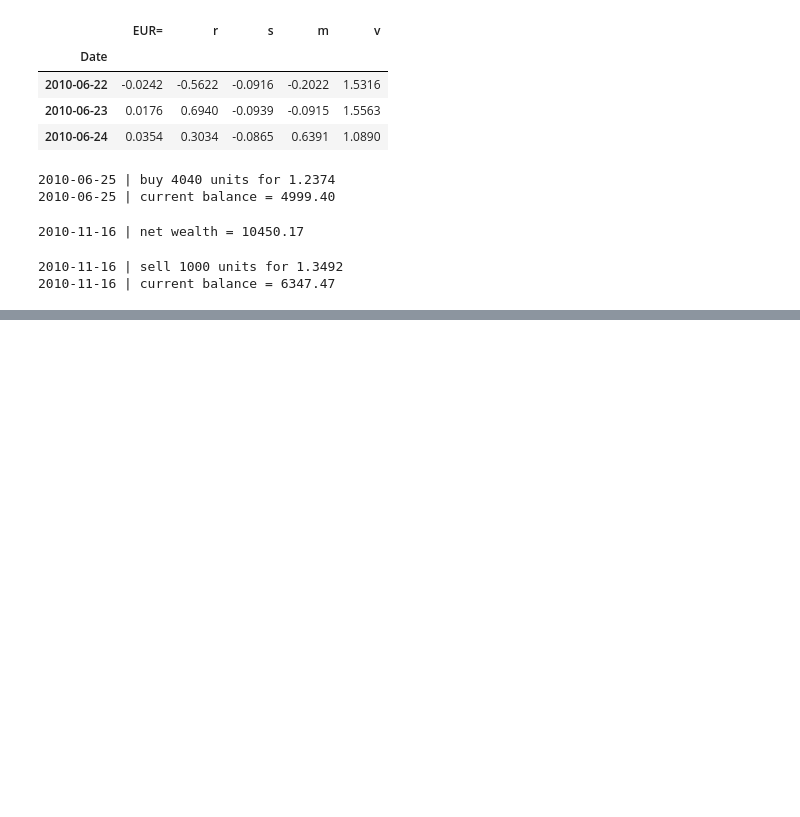
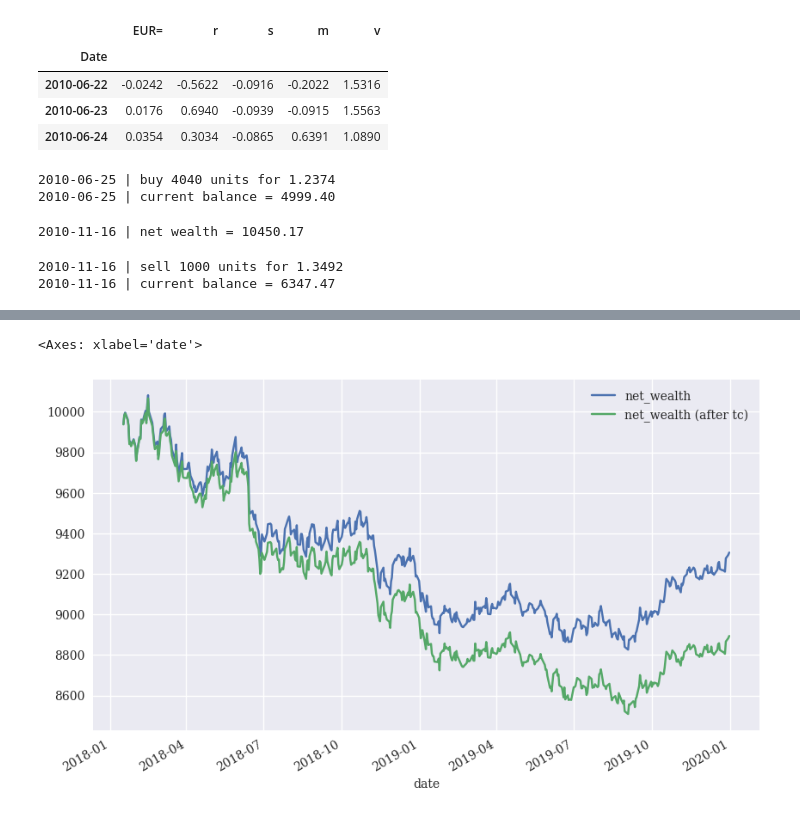
Before and after one commit to illinia/python-trading-study, a Jupyter notebook: aiif-study/code_11.ipynb, the cells around one changed output, grey strips where cells are left out. Drawn from its saved outputs; the diff is of its cells as text; code cells hidden in the pictures; blank space fills up the shorter version.

```diff
--- a/aiif-study/code_11.ipynb
+++ b/aiif-study/code_11.ipynb
@@ -235,0 +274,5 @@ tb.backtest_strategy()
+# %%
+env = test_env
+# %%
+tb = TBBacktesterRM(env, agent.model, 10000,
+                  0.0, 0, verbose=False)
@@ -235,0 +292,3 @@ tb.backtest_strategy()
+# %%
+tb_ = TBBacktesterRM(env, agent.model, 10000,
+                   0.00012, 0.0, verbose=False)
@@ -235,0 +308,7 @@ tb.backtest_strategy()
+# %%
+ax = tb.net_wealths.plot(figsize=(10, 6))
+tb_.net_wealths.columns = ['net_wealth (after tc)']
+tb_.net_wealths.plot(ax=ax)
+# %% [output]
+<Axes: xlabel='date'>
+[figure, added]
```
Also changed, not shown: parts of 48 cells of this notebook, 6 other files.
